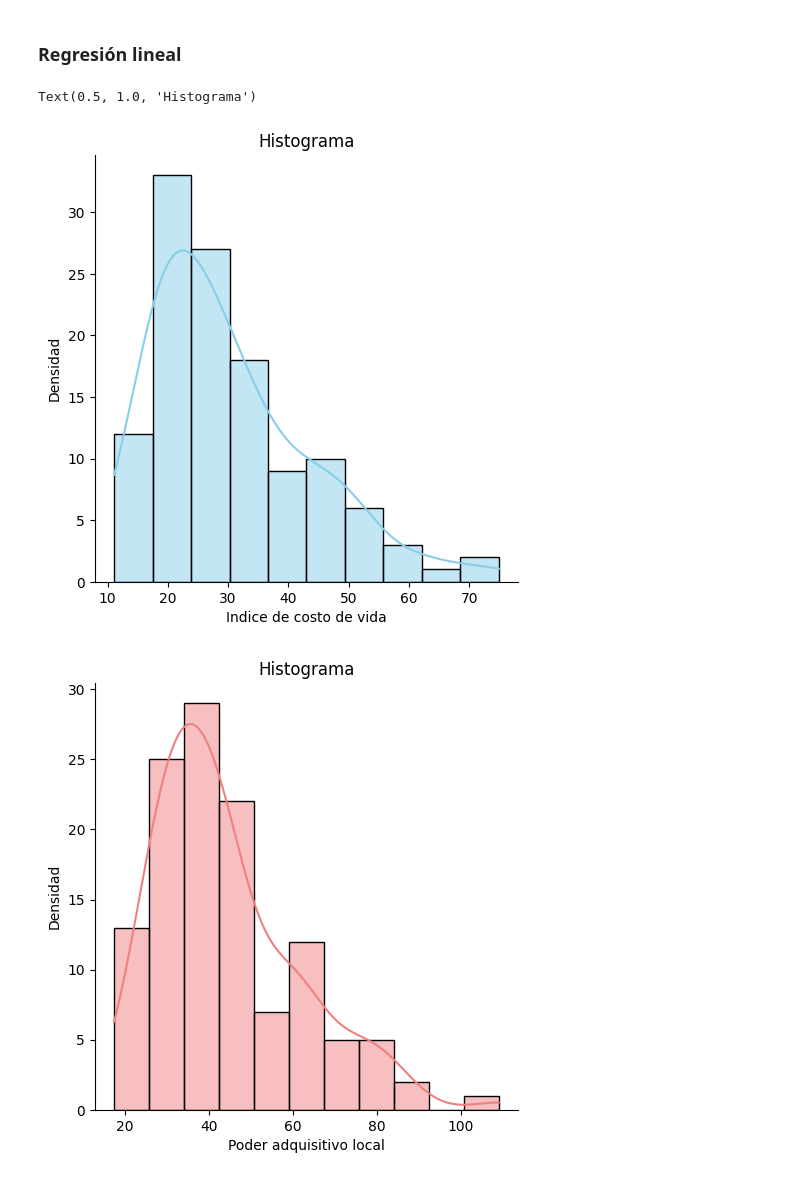
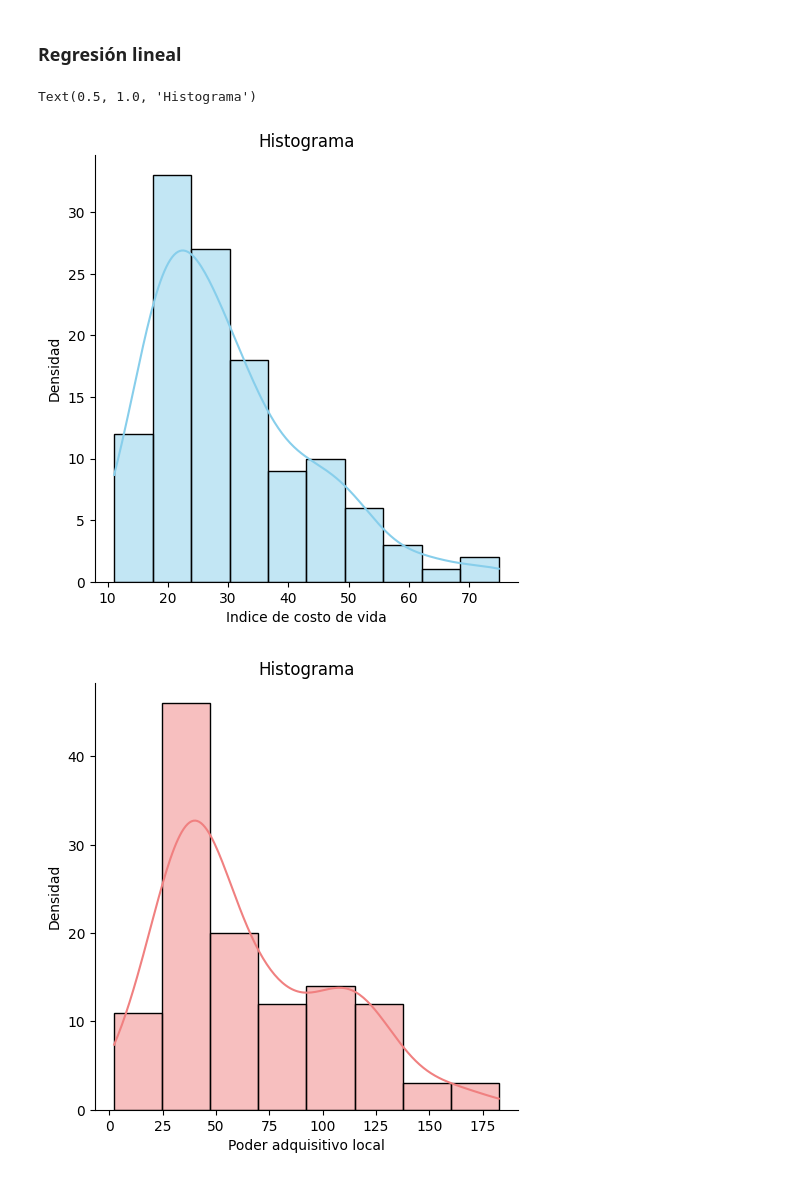
Before and after one commit to andreess891/AnalisisDescriptivo, a Jupyter notebook: TallerIntCienciaDatos/taller.ipynb, the cells around one changed output. Cells and saved outputs as stored; diff of their text form; code cells hidden in the pictures.

```diff
--- a/TallerIntCienciaDatos/taller.ipynb
+++ b/TallerIntCienciaDatos/taller.ipynb
@@ -204,17 +185,17 @@ Intervalo de confianza del 95.0% para la diferencia de medias: (6.20242400790603
 # %%
 sns.displot(datos['Cost of Living Plus Rent Index'], color='skyblue', kde=True) # Se puede remover el argumento 'bins'
 plt.xlabel('Indice de costo de vida')
 plt.ylabel('Densidad')
 plt.title('Histograma')
 
-sns.displot(datos['Groceries Index'], color='lightcoral', kde=True) # Se puede remover el argumento 'bins'
+sns.displot(datos['Local Purchasing Power Index'], color='lightcoral', kde=True) # Se puede remover el argumento 'bins'
 plt.xlabel('Poder adquisitivo local')
 plt.ylabel('Densidad')
 plt.title('Histograma')
 # %% [output]
 Text(0.5, 1.0, 'Histograma')
 [figure]
-[figure, old version]
+[figure, new version]
 # %%
 # Q-Q Plot
 st.probplot(datos['Cost of Living Plus Rent Index'], dist="norm", plot=plt)
```
Also changed, not shown: parts of 15 cells of this notebook, 2 other files.
